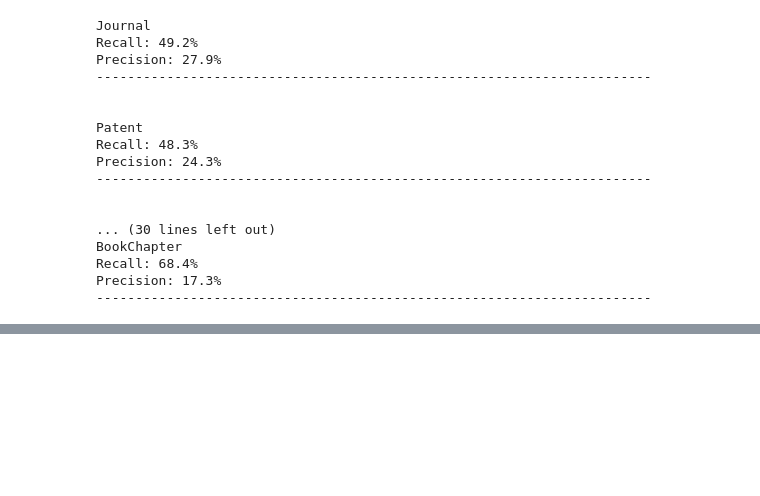
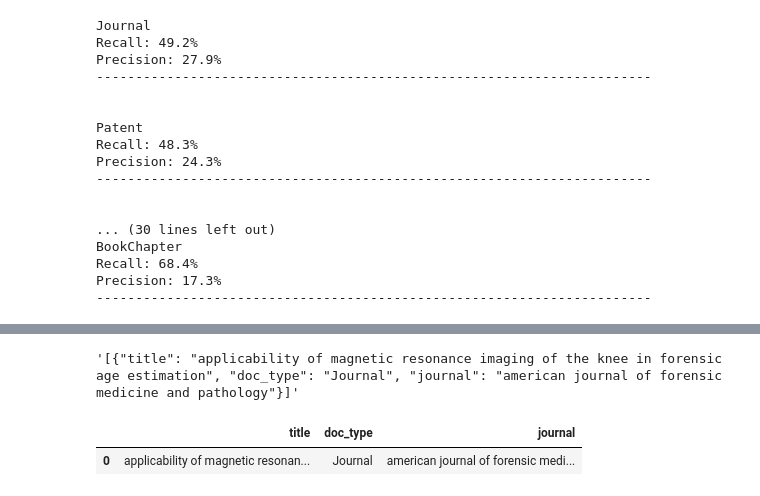
Before and after one commit to jpbarret13/MAG-model-code, a Jupyter notebook: ITER1/mag_model_iteration_final_basic_word_tokenized_500_analysis.ipynb, the cells around one changed output, grey strips where cells are left out. Drawn from its saved outputs; the diff is of its cells as text; code cells hidden in the pictures; blank space fills up the shorter version.

```diff
--- a/ITER1/mag_model_iteration_final_basic_word_tokenized_500_analysis.ipynb
+++ b/ITER1/mag_model_iteration_final_basic_word_tokenized_500_analysis.ipynb
@@ -345,0 +347,16 @@ test_data['paper_title_tok_len'].plot.hist()
+# %%
+with open('test_input_single.json') as f:
+    data = json.load(f)
+# %%
+input_json = json.dumps(data)
+# %%
+input_json
+# %% [output]
+'[{"title": "applicability of magnetic resonance imaging of the knee in forensic age estimation", "doc_type": "Journal", "journal": "american journal of forensic medicine and pathology"}]'
+# %%
+input_df = pd.read_json(input_json, orient='records')
+# %%
+input_df
+# %% [output]
+|  | title | doc_type | journal |
+| 0 | applicability of magnetic resonan... | Journal | american journal of forensic medi... |
```
Also changed, not shown: parts of 22 cells of this notebook, 7 other files.
